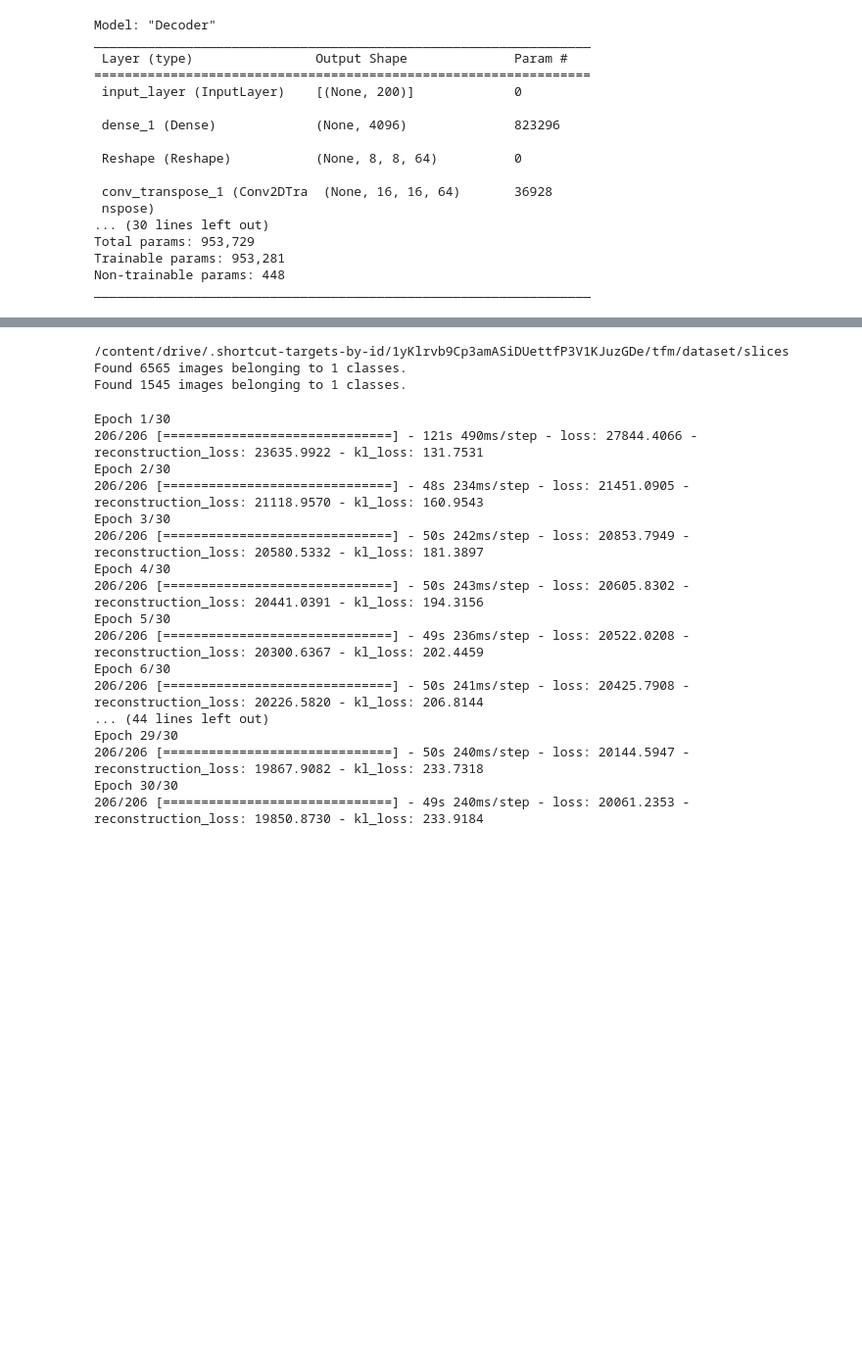
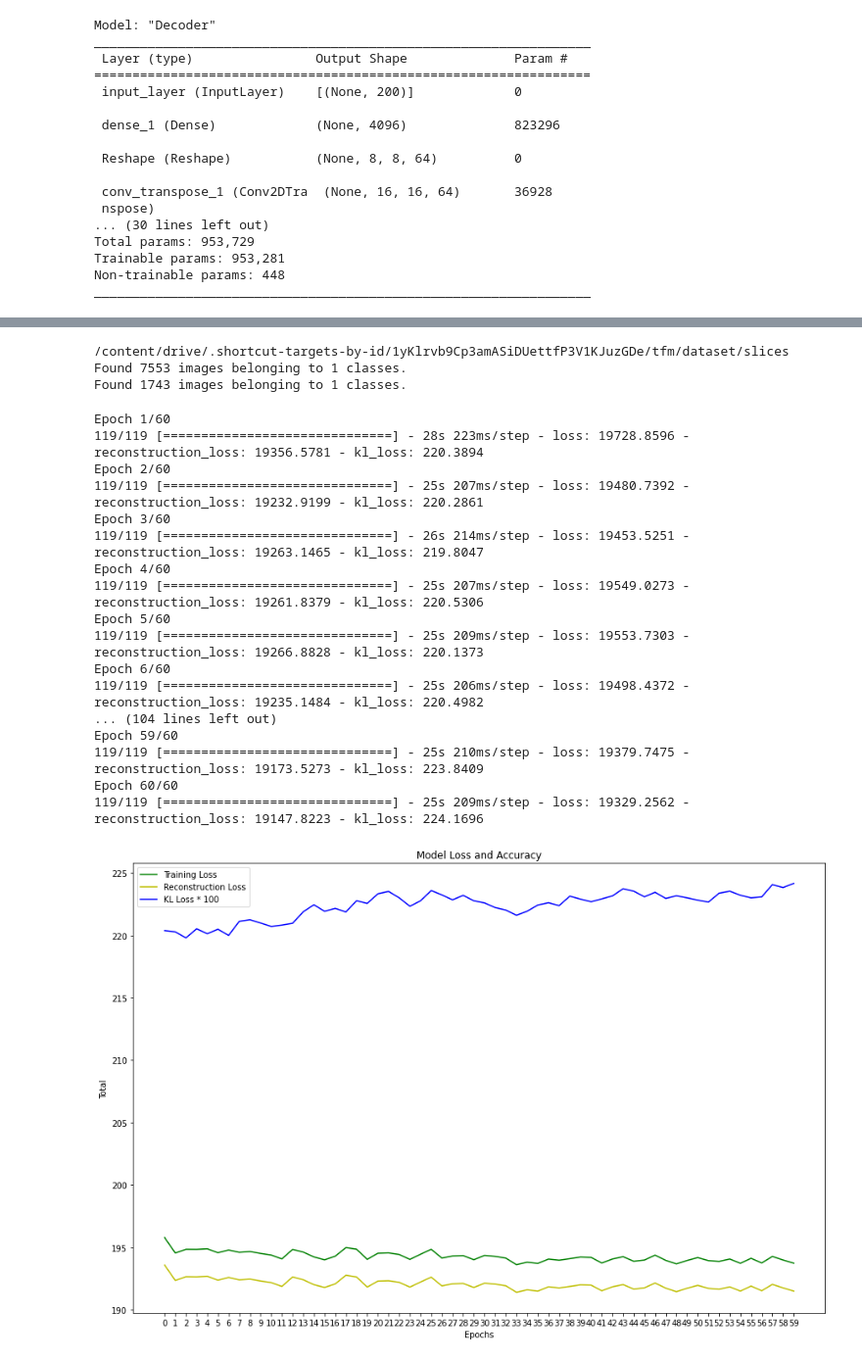
Before and after one commit to mtablado/uoc2022_tfm, a Jupyter notebook: vae.ipynb, the cells around one changed output, grey strips where cells are left out. Shown: that part at 98% size. Cells and saved outputs as stored; diff of their text form; code cells hidden in the pictures; blank space fills up the shorter version.

```diff
--- a/vae.ipynb
+++ b/vae.ipynb
@@ -193,14 +208,12 @@ class VAE(keras.Model):
 from keras.preprocessing.image import ImageDataGenerator
 
 train_datagen = ImageDataGenerator(
-        rescale=1./255,
-        shear_range=0.2,
-        zoom_range=0.2,
-        horizontal_flip=True)
+    rescale=1./255 # To normalize values
+    )
 train_generator = train_datagen.flow_from_directory(
         'training',
         target_size=(256, 256),
-        batch_size=32,
+        batch_size=64, # Number of images processed together
         color_mode='grayscale',
         class_mode=None)
 
@@ -209,40 +222,63 @@ test_datagen = ImageDataGenerator(rescale=1./255)
 test_generator = test_datagen.flow_from_directory(
         'test',
         target_size=(256, 256),
-        batch_size=32,
+        batch_size=64,
         color_mode='grayscale',
         class_mode=None)
 # %% [output]
 /content/drive/.shortcut-targets-by-id/1yKlrvb9Cp3amASiDUettfP3V1KJuzGDe/tfm/dataset/slices
-Found 6565 images belonging to 1 classes.
-Found 1545 images belonging to 1 classes.
+Found 7553 images belonging to 1 classes.
+Found 1743 images belonging to 1 classes.
 # %%
 import timeit
-vae = VAE(my_encoder, my_decoder)
+vae = VAE(encoder, decoder)
 vae.compile(
     optimizer=keras.optimizers.Adam())
 
 # Entrenar el modelo
 t0 = timeit.default_timer()
 
-mfit = vae.fit(train_generator, epochs=30, batch_size=62)
+mfit = vae.fit(train_generator, epochs=60, batch_size=64)
 training_time_ann = timeit.default_timer() - t0
 # %% [output]
-Epoch 1/30
-206/206 [==============================] - 121s 490ms/step - loss: 27844.4066 - reconstruction_loss: 23635.9922 - kl_loss: 131.7531
-Epoch 2/30
-206/206 [==============================] - 48s 234ms/step - loss: 21451.0905 - reconstruction_loss: 21118.9570 - kl_loss: 160.9543
-Epoch 3/30
-206/206 [==============================] - 50s 242ms/step - loss: 20853.7949 - reconstruction_loss: 20580.5332 - kl_loss: 181.3897
-Epoch 4/30
-206/206 [==============================] - 50s 243ms/step - loss: 20605.8302 - reconstruction_loss: 20441.0391 - kl_loss: 194.3156
-Epoch 5/30
-206/206 [==============================] - 49s 236ms/step - loss: 20522.0208 - reconstruction_loss: 20300.6367 - kl_loss: 202.4459
-Epoch 6/30
-206/206 [==============================] - 50s 241ms/step - loss: 20425.7908 - reconstruction_loss: 20226.5820 - kl_loss: 206.8144
-... (44 lines left out)
-Epoch 29/30
-206/206 [==============================] - 50s 240ms/step - loss: 20144.5947 - reconstruction_loss: 19867.9082 - kl_loss: 233.7318
-Epoch 30/30
-206/206 [==============================] - 49s 240ms/step - loss: 20061.2353 - reconstruction_loss: 19850.8730 - kl_loss: 233.9184
+Epoch 1/60
+119/119 [==============================] - 28s 223ms/step - loss: 19728.8596 - reconstruction_loss: 19356.5781 - kl_loss: 220.3894
+Epoch 2/60
+119/119 [==============================] - 25s 207ms/step - loss: 19480.7392 - reconstruction_loss: 19232.9199 - kl_loss: 220.2861
+Epoch 3/60
+119/119 [==============================] - 26s 214ms/step - loss: 19453.5251 - reconstruction_loss: 19263.1465 - kl_loss: 219.8047
+Epoch 4/60
+119/119 [==============================] - 25s 207ms/step - loss: 19549.0273 - reconstruction_loss: 19261.8379 - kl_loss: 220.5306
+Epoch 5/60
+119/119 [==============================] - 25s 209ms/step - loss: 19553.7303 - reconstruction_loss: 19266.8828 - kl_loss: 220.1373
+Epoch 6/60
+119/119 [==============================] - 25s 206ms/step - loss: 19498.4372 - reconstruction_loss: 19235.1484 - kl_loss: 220.4982
+... (104 lines left out)
+Epoch 59/60
+119/119 [==============================] - 25s 210ms/step - loss: 19379.7475 - reconstruction_loss: 19173.5273 - kl_loss: 223.8409
+Epoch 60/60
+119/119 [==============================] - 25s 209ms/step - loss: 19329.2562 - reconstruction_loss: 19147.8223 - kl_loss: 224.1696
+# %%
+# Plot del training loss y el accuracy
+def plot_loss(n_epochs, mfit):
+  loss = np.divide(mfit.history['loss'], 100)
+  rec_loss = np.divide(mfit.history['reconstruction_loss'], 100)
+  kl_loss = mfit.history['kl_loss']
+
+  epochs = range(0,n_epochs)
+  plt.subplots(figsize=(15,10))
+  plt.plot(epochs, loss, 'g', label='Training Loss')
+  plt.plot(epochs, rec_loss, 'y', label='Reconstruction Loss')
+  plt.plot(epochs, kl_loss, 'b', label='KL Loss * 100')
+
+  plt.title('Model Loss and Accuracy')
+  plt.xticks(epochs)
+  plt.xlabel('Epochs')
+  plt.ylabel('Total')
+  plt.legend()
+  plt.show()
+
+plot_loss(60, mfit)
+# %% [output]
+[figure, added]
 # %%
```
Also changed, not shown: parts of 8 cells of this notebook.
